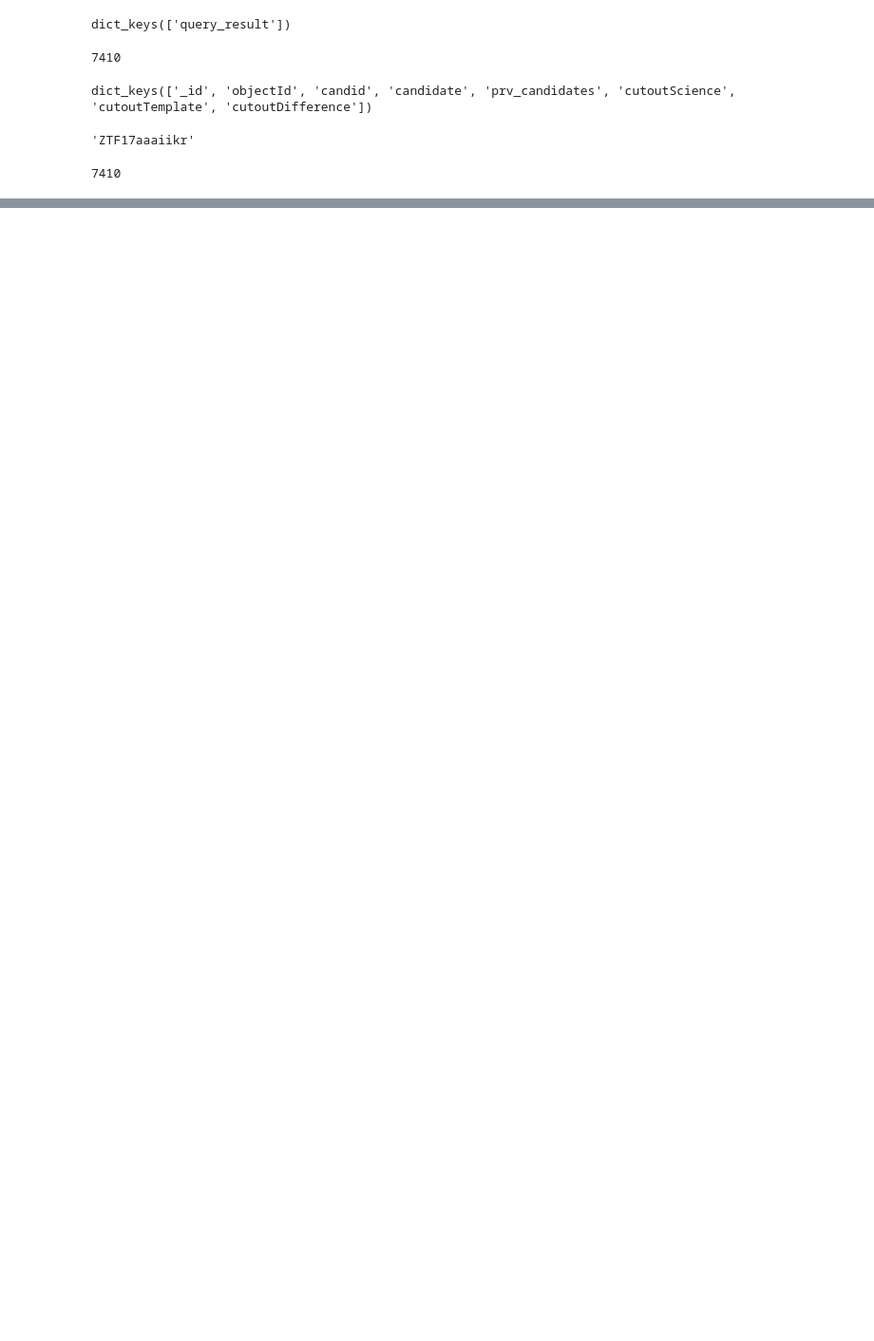
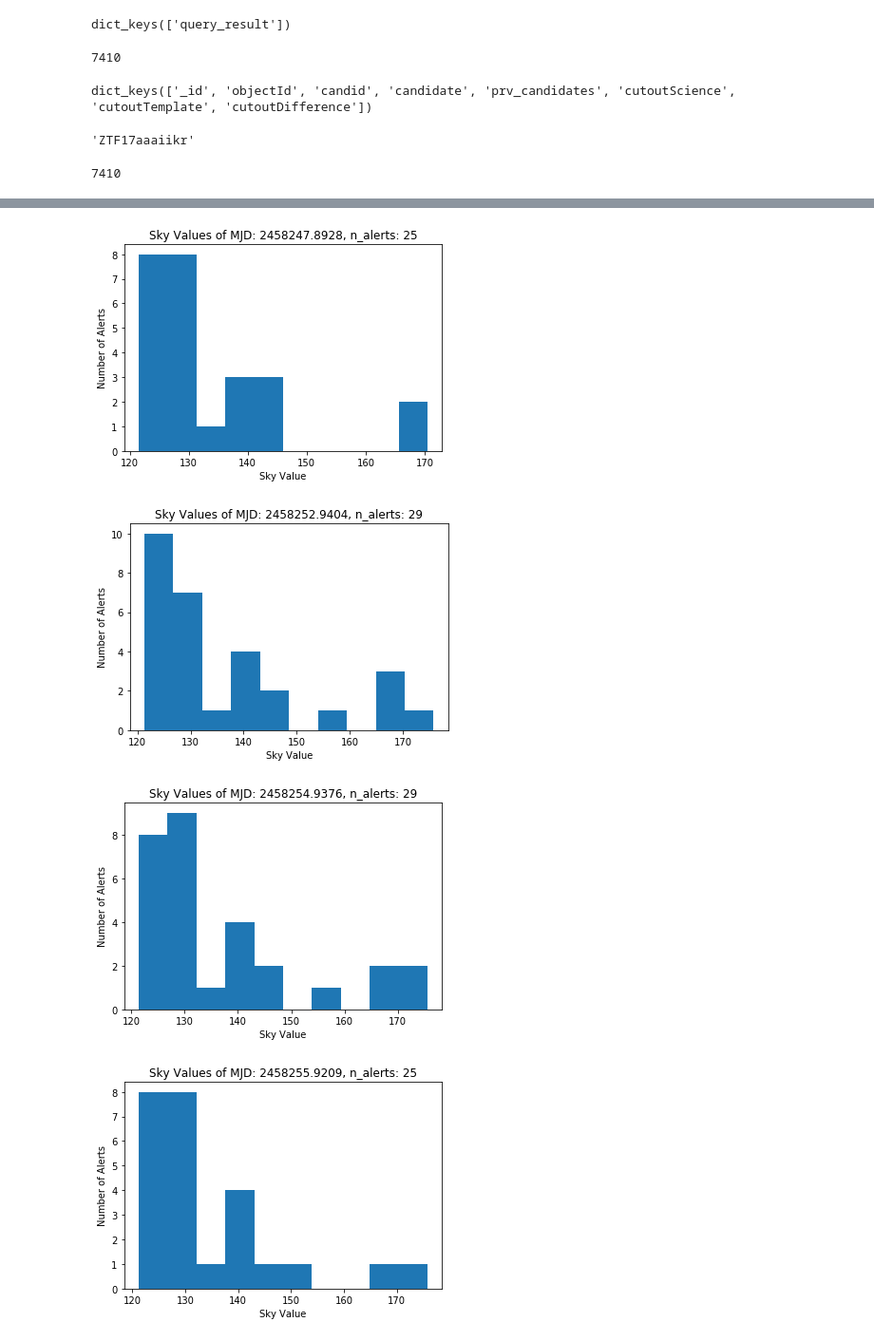
Before and after one commit to ReyesDeJong/ZTFsim, a Jupyter notebook: Sky_from_stamps.ipynb, the cells around one changed output, grey strips where cells are left out. Shown at 95% size. Saved outputs shown, nothing was run; the diff lists cells and outputs as text; code cells hidden in the pictures; blank space fills up the shorter version.

```diff
--- a/Sky_from_stamps.ipynb
+++ b/Sky_from_stamps.ipynb
@@ -201,0 +264,32 @@ dict_keys(['stamp', 'filter', 'fwhm', 'mjd', 'field', 'masked_sky', 'sky_pixel_v
+# %%
+#group alerts by mjd
+sky_values_groped_by_mjd = {}
+for mjd in all_mjd:
+    sky_values_groped_by_mjd[mjd] = []
+    for alert_id in alerts:
+        alert = alerts[alert_id]
+        if alert['mjd']==mjd:
+            sky_values_groped_by_mjd[mjd].append(alert['sky_value'])
+# %%
+#verify correct extraction of mjd
+alert_count = 0
+for mjd in sky_values_groped_by_mjd:
+    alert_count += len(sky_values_groped_by_mjd[mjd])
+    #print('mjd:%.4f; n_alerts_in_mjd:%i alert_count : %i' %(mjd, len(sky_values_groped_by_mjd[mjd]), alert_count))
+#sky_values_groped_by_mjd.keys()
+# %%
+# plot histograms tih more than n_points of mjd
+n_mjd_points = 20
+
+for mjd in sky_values_groped_by_mjd:
+    if len(sky_values_groped_by_mjd[mjd])>=n_mjd_points:
+        plt.hist(sky_values_groped_by_mjd[mjd])
+        plt.title('Sky Values of MJD: %.4f, n_alerts: %i'%(mjd, len(sky_values_groped_by_mjd[mjd])))
+        plt.xlabel('Sky Value')
+        plt.ylabel('Number of Alerts')
+        plt.show()
+# %% [output]
+[figure, added]
+[figure, added]
+[figure, added]
+[figure, added]
```
Also changed, not shown: parts of 16 cells of this notebook, 2 other files.
